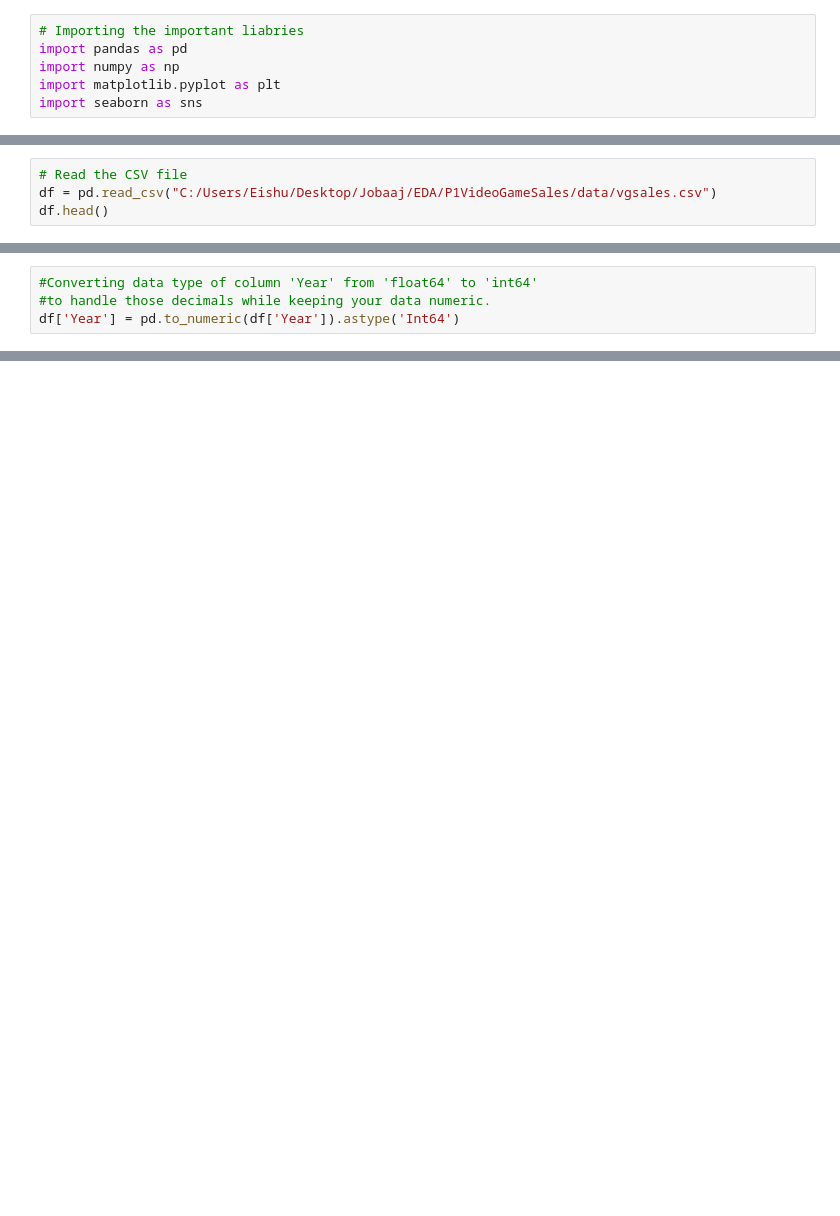
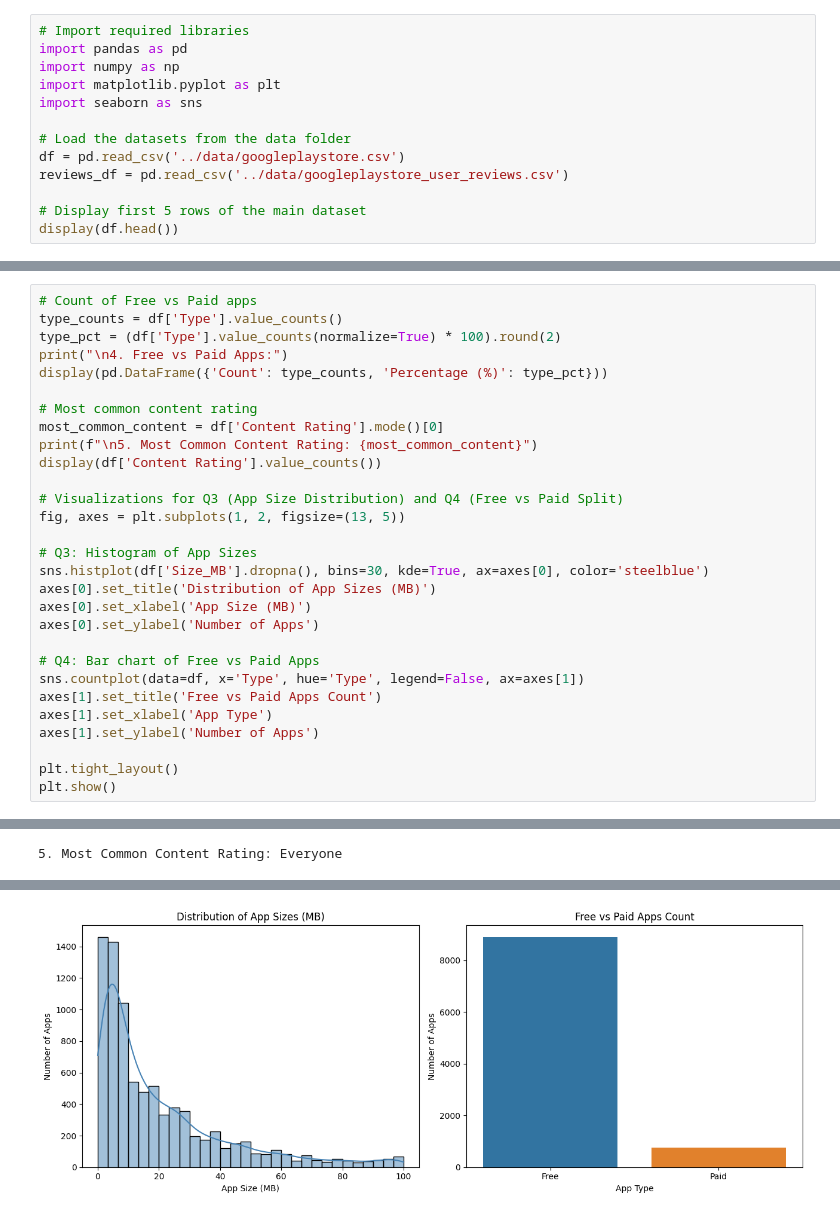
Before and after one commit to eishutamori/App-Insights-EDA, a Jupyter notebook: notebooks/EDA01_App_Insights_Analysis.ipynb, the cells around one changed output, grey strips where cells are left out. Drawn from its saved outputs; the diff is of its cells as text; blank space fills up the shorter version.

```diff
--- a/notebooks/EDA01_App_Insights_Analysis.ipynb
+++ b/notebooks/EDA01_App_Insights_Analysis.ipynb
@@ -13,6 +15,13 @@ To understand historical video game sales patterns and identify the platforms, g
 # %%
-# Importing the important liabries
+# Import required libraries
 import pandas as pd
 import numpy as np
 import matplotlib.pyplot as plt
 import seaborn as sns
+
+# Load the datasets from the data folder
+df = pd.read_csv('../data/googleplaystore.csv')
+reviews_df = pd.read_csv('../data/googleplaystore_user_reviews.csv')
+
+# Display first 5 rows of the main dataset
+display(df.head())
@@ -19,4 +34,0 @@ import seaborn as sns
-# %%
-# Read the CSV file
-df = pd.read_csv("C:/Users/Eishu/Desktop/Jobaaj/EDA/P1VideoGameSales/data/vgsales.csv")
-df.head()
@@ -67,4 +34,0 @@ memory usage: 1.4 MB
-# %%
-#Converting data type of column 'Year' from 'float64' to 'int64'
-#to handle those decimals while keeping your data numeric.
-df['Year'] = pd.to_numeric(df['Year']).astype('Int64')
@@ -70,0 +162,30 @@ df['Year'] = pd.to_numeric(df['Year']).astype('Int64')
+# %%
+# Count of Free vs Paid apps
+type_counts = df['Type'].value_counts()
+type_pct = (df['Type'].value_counts(normalize=True) * 100).round(2)
+print("\n4. Free vs Paid Apps:")
+display(pd.DataFrame({'Count': type_counts, 'Percentage (%)': type_pct}))
+
+# Most common content rating
+most_common_content = df['Content Rating'].mode()[0]
+print(f"\n5. Most Common Content Rating: {most_common_content}")
+display(df['Content Rating'].value_counts())
+
+# Visualizations for Q3 (App Size Distribution) and Q4 (Free vs Paid Split)
+fig, axes = plt.subplots(1, 2, figsize=(13, 5))
+
+# Q3: Histogram of App Sizes
+sns.histplot(df['Size_MB'].dropna(), bins=30, kde=True, ax=axes[0], color='steelblue')
+axes[0].set_title('Distribution of App Sizes (MB)')
+axes[0].set_xlabel('App Size (MB)')
+axes[0].set_ylabel('Number of Apps')
+
+# Q4: Bar chart of Free vs Paid Apps
+sns.countplot(data=df, x='Type', hue='Type', legend=False, ax=axes[1])
+axes[1].set_title('Free vs Paid Apps Count')
+axes[1].set_xlabel('App Type')
+axes[1].set_ylabel('Number of Apps')
+
+plt.tight_layout()
+plt.show()
+# %% [output]
@@ -70,0 +197 @@ df['Year'] = pd.to_numeric(df['Year']).astype('Int64')
+5. Most Common Content Rating: Everyone
@@ -70,0 +206 @@ df['Year'] = pd.to_numeric(df['Year']).astype('Int64')
+[figure, added]
```
Also changed, not shown: parts of 17 cells of this notebook.
